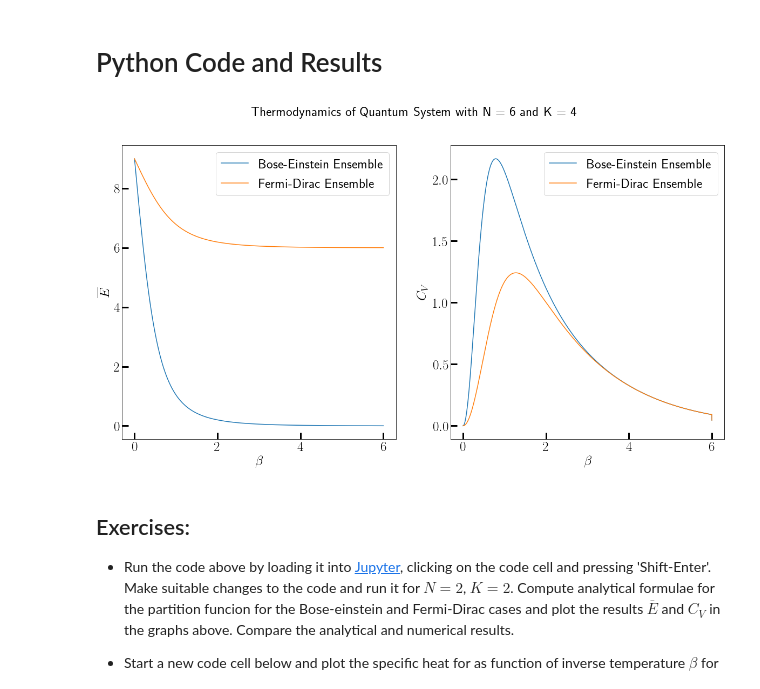
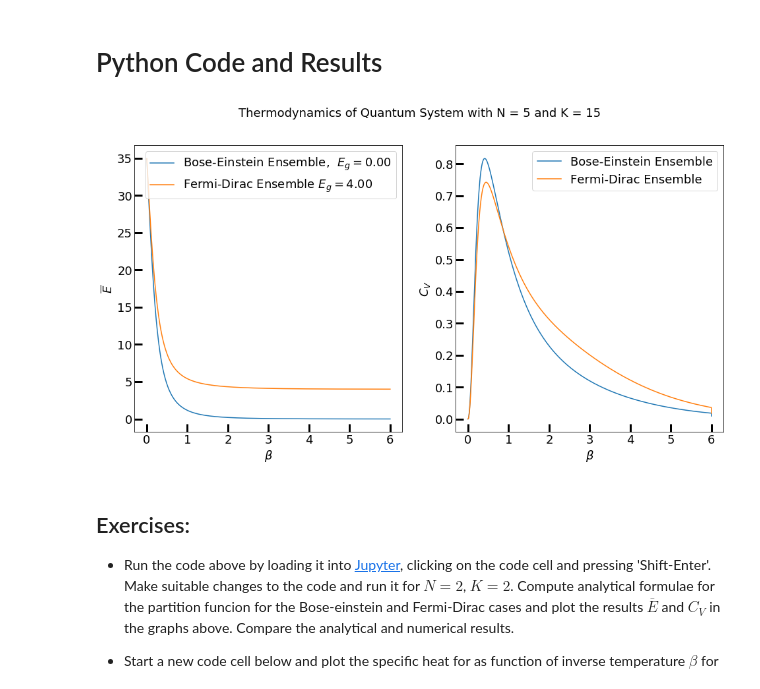
Before and after one commit to hariseldon99/StatMechCodes, a Jupyter notebook: FinSize_Therm.ipynb, the cells around one changed output. Cells and saved outputs as stored; diff of their text form; code cells hidden in the pictures.

```diff
--- a/FinSize_Therm.ipynb
+++ b/FinSize_Therm.ipynb
@@ -47,21 +97,21 @@ The sample output below comes from $N=6$ particles in $K=4$ states. Notice that
 # Python Code and Results
 # %%
 import numpy as np
-from scipy.special import comb
+from scipy.special import perm, comb
 from itertools import combinations_with_replacement as cwr
 import matplotlib.pyplot as plt
 #from matplotlib import rc
 #rc('font',**{'family':'sans-serif','sans-serif':['Bitstream Vera Sans']})
 #rc('text', usetex=True)
-fs = 25
+fs = 18
 
 ##Spin of the fermions
 s = 1./2.
 g = int(2*s + 1)
 ##Number of particles
-n=6
+n=5
 ##Number of single particle energy levels
-k=4
+k=15
 ##Single particle energy levels
 sp_energies = np.arange(k)
 ##Range of inverse temperatures
@@ -92,40 +142,44 @@ def PartFn(beta, ensemble, sp_energies):
 ##Each row is a fock state
 ens_be = partitions(n,k)
 
 ##This is the full Fermi-Dirac ensemble
 ##Copy the BE ensemble into the FD ensemble and exclude rows
 ##with more than 'g' particles in a state
 ens_fd = partitions(n,k)
 ens_fd = ens_fd[np.prod(ens_fd<=g, axis=1).astype(bool)]
 
+#Compute the many body ground state. This is the monimum of the many body energies
+eg_be = np.amin(np.dot(ens_be, sp_energies))
+eg_fd = np.amin(np.dot(ens_fd, sp_energies))
+
+
 zvals_be = np.array([PartFn(b, ens_be, sp_energies) for b in betas])
 energies_be = - np.gradient(np.log(zvals_be), betas)
-cv_be = -betas**2 * np.gradient(energies_be, betas)
+cv_be = -betas**2 * np.gradient(energies_be, betas)/n
 
 zvals_fd = np.array([PartFn(b, ens_fd, sp_energies) for b in betas])
 energies_fd = - np.gradient(np.log(zvals_fd), betas)
-cv_fd = -betas**2 * np.gradient(energies_fd, betas)
+cv_fd = -betas**2 * np.gradient(energies_fd, betas)/n
 
-
-fig, axs = plt.subplots(1, 2,figsize=(20, 10))
+fig, axs = plt.subplots(1, 2,figsize=(16, 8))
 fig.suptitle('Thermodynamics of Quantum System with N = %ld and K = %ld' % (n,k), fontsize=fs)
 
 for ax in axs:
     ax.tick_params(direction='in', length=12, width=3, labelsize=fs)
     ax.set_xlabel(r"$\beta$", fontsize=fs)
 
-axs[0].plot(betas, energies_be, label="Bose-Einstein Ensemble")
-axs[0].plot(betas, energies_fd, label="Fermi-Dirac Ensemble")
+axs[0].plot(betas, energies_be, label=r"Bose-Einstein Ensemble,  $E_g = %1.2lf$" % eg_be)
+axs[0].plot(betas, energies_fd, label=r"Fermi-Dirac Ensemble $E_g = %1.2lf$" % eg_fd)
 axs[0].set_ylabel(r"$\overline{E}$", fontsize=fs)
 axs[0].legend(fontsize=fs)
 
 axs[1].plot(betas, cv_be, label="Bose-Einstein Ensemble")
 axs[1].plot(betas, cv_fd, label="Fermi-Dirac Ensemble")
 axs[1].set_ylabel(r"$C_V$", fontsize=fs)
 axs[1].legend(fontsize=fs)
 plt.show()
 # %% [output]
-[figure, old version]
+[figure, new version]
 # %% [markdown]
 ## Exercises:
 * Run the code above by loading it into [Jupyter](https://jupyter.org/), clicking on the code cell and pressing 'Shift-Enter'. Make suitable changes to the code and run it for $N=2$, $K=2$. Compute analytical formulae for the partition funcion for the Bose-einstein and Fermi-Dirac cases and plot the results $\overline{E}$ and $C_V$ in the graphs above. Compare the analytical and numerical results.
```
Also changed, not shown: parts of 1 cell of this notebook.
